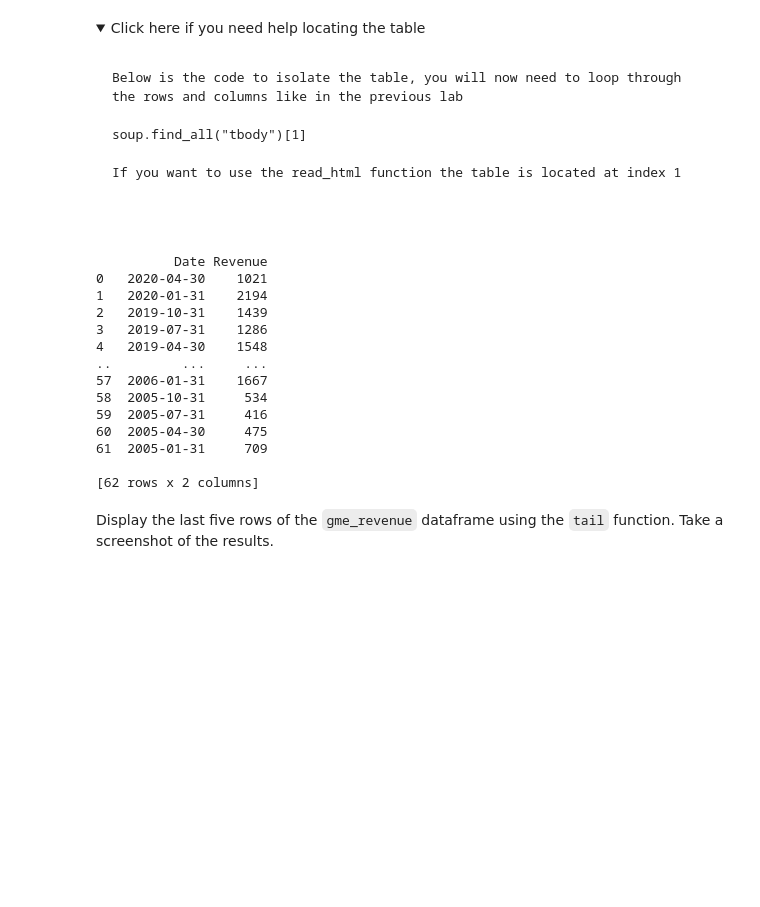
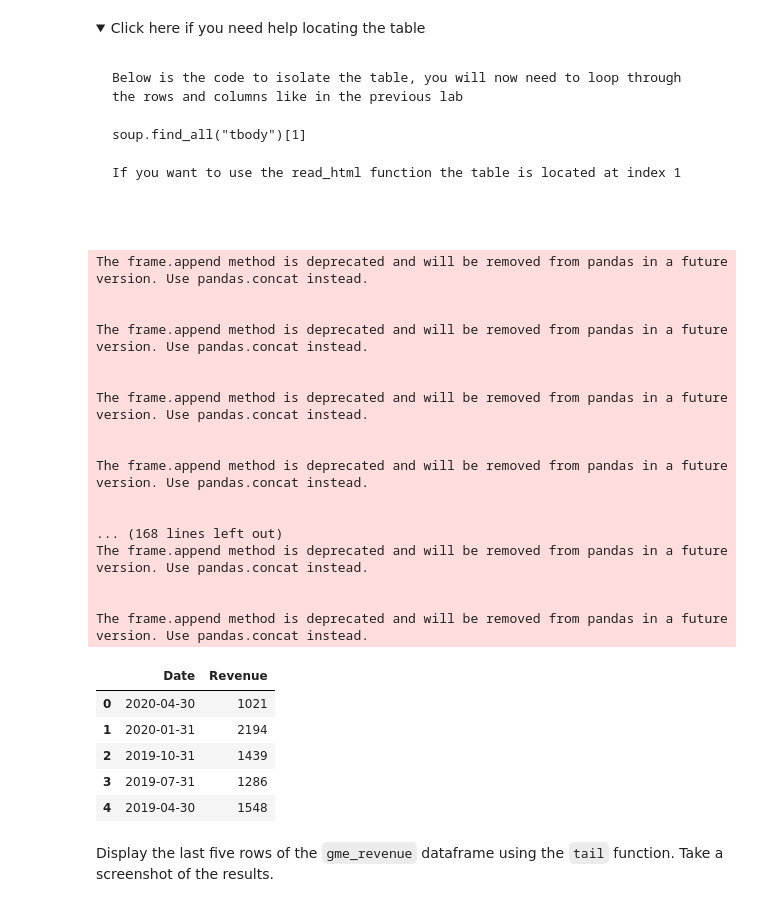
Before and after one commit to ghauwanga/final_bmi, a Jupyter notebook: Final Assignment.ipynb, the cells around one changed output. Cells and saved outputs as stored; diff of their text form; code cells hidden in the pictures; folded sections open; blank space fills up the shorter version.

```diff
--- a/Final Assignment.ipynb
+++ b/Final Assignment.ipynb
@@ -244,36 +254,43 @@ If you want to use the read_html function the table is located at index 1
 
 </details>
 # %%
-df = pd.read_html(html_data, header = 0)
-table_data = soup.find_all("table")
-gme_table = table_data[1]
-gme_revenue = pd.DataFrame(columns = ["Date", "Revenue"])
+tables = list(soup.find_all("table"))
+for index, table in enumerate(tables):
+    if "GME Quarterly Revenue" in str(table):
+        table_index = index
+gme_revenue = pd.DataFrame(columns=["Date","Revenue"])
 
-
-for row in gme_table.find("tbody").find_all("tr"):
-    col = row.find_all('td')
-    date = col[0].string
-    revenue = col[1].string
-    gme_revenue = gme_revenue.append({"Date": date, "Revenue": revenue}, ignore_index = True)
-gme_revenue["Revenue"] = gme_revenue['Revenue'].str.replace('$','').str.replace(',','')
-gme_revenue.dropna(inplace=True)
-gme_revenue = gme_revenue[gme_revenue['Revenue'] != ""]
-print(gme_revenue)
+for row in tables[table_index].tbody.find_all('tr'):
+    col = row.find_all("td")
+    if col != []:
+        date = col[0].text
+        revenue = col[1].text.strip().replace("$","").replace(",","")
+        gme_revenue = gme_revenue.append({"Date":date, "Revenue":revenue}, ignore_index=True)
+gme_revenue.head()
 # %% [output]
-          Date Revenue
-0   2020-04-30    1021
-1   2020-01-31    2194
-2   2019-10-31    1439
-3   2019-07-31    1286
-4   2019-04-30    1548
-..         ...     ...
-57  2006-01-31    1667
-58  2005-10-31     534
-59  2005-07-31     416
-60  2005-04-30     475
-61  2005-01-31     709
+The frame.append method is deprecated and will be removed from pandas in a future version. Use pandas.concat instead.
 
-[62 rows x 2 columns]
+
+The frame.append method is deprecated and will be removed from pandas in a future version. Use pandas.concat instead.
+
+
+The frame.append method is deprecated and will be removed from pandas in a future version. Use pandas.concat instead.
+
+
+The frame.append method is deprecated and will be removed from pandas in a future version. Use pandas.concat instead.
+
+
+... (168 lines left out)
+The frame.append method is deprecated and will be removed from pandas in a future version. Use pandas.concat instead.
+
+
+The frame.append method is deprecated and will be removed from pandas in a future version. Use pandas.concat instead.
+|  | Date | Revenue |
+| 0 | 2020-04-30 | 1021 |
+| 1 | 2020-01-31 | 2194 |
+| 2 | 2019-10-31 | 1439 |
+| 3 | 2019-07-31 | 1286 |
+| 4 | 2019-04-30 | 1548 |
 # %% [markdown]
 Display the last five rows of the `gme_revenue` dataframe using the `tail` function. Take a screenshot of the results.
 # %%
```
Also changed, not shown: parts of 10 cells of this notebook.
